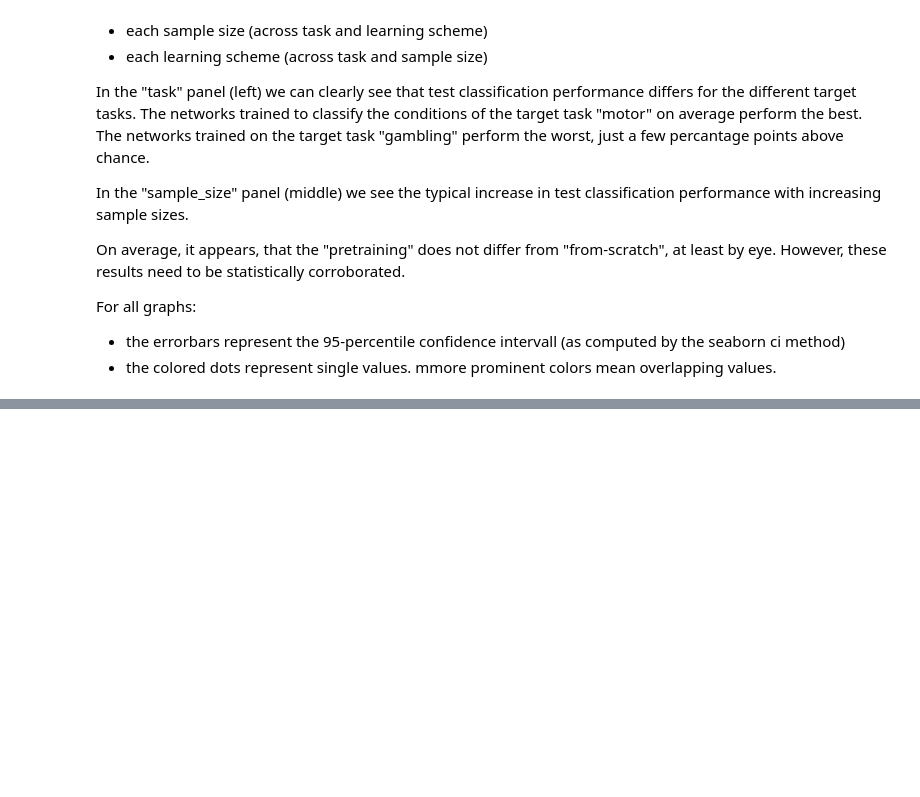
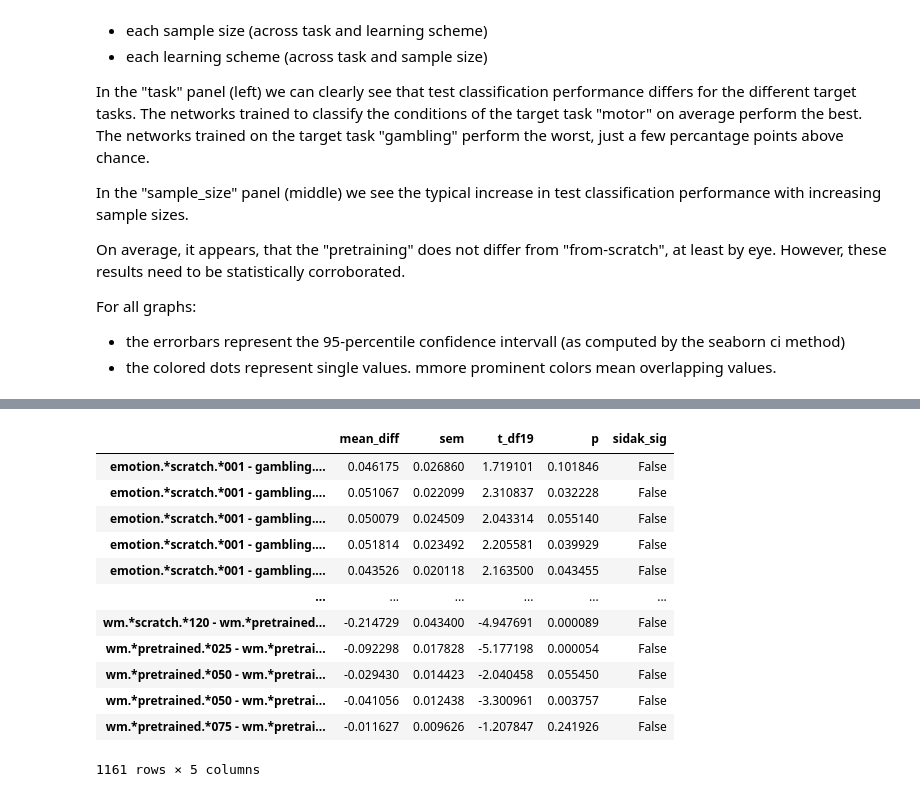
Before and after one commit to PhilippS893/thesis_code_and_analyses, a Jupyter notebook: 04_transfer_learning/analyse_tl.ipynb, the cells around one changed output, grey strips where cells are left out. Cells and saved outputs as stored; diff of their text form; code cells hidden in the pictures; blank space fills up the shorter version.

```diff
--- a/04_transfer_learning/analyse_tl.ipynb
+++ b/04_transfer_learning/analyse_tl.ipynb
@@ -525,0 +446,30 @@ mypalette = sns.set_palette(sns.color_palette(colors))
+# %%
+def posthoc_tests(data, regexprs, cVec, alpha=.05):
+    vals = np.zeros((len(regexprs), 4))
+    lbls = []
+    crit_sidak = 1-(1-alpha)**(1/len(regexprs))
+
+    print(f"Critical p={crit_sidak} with sidak correction where k={len(regexprs)}")
+
+    #cVec = [1, -1, -1, 1]
+
+
+    for e, expr in enumerate(regexprs):
+        dfs = []
+        for c, this_expr in enumerate(expr):
+            dfs.append(data.filter(regex=this_expr, axis=1).mean(axis=1)*cVec[c])
+
+        df = pd.concat(dfs,axis=1)
+        mu = df.sum(axis=1)
+        vals[e,0] = mu.mean()
+        vals[e,1] = mu.std()/np.sqrt(len(df))
+
+        #lbls.append("{}-vs-{}".format(combi[0], combi[1]))
+        vals[e,2], vals[e,3] = ttest_1samp(mu, 0)
+        lbls.append(' - '.join(expr))
+
+
+    df_posthoc = pd.DataFrame(vals.tolist(), columns=["mean_diff", "sem", f"t_df{len(df)-1}","p"], index=lbls)
+    df_posthoc["sidak_sig"] = df_posthoc["p"] < crit_sidak
+
+    return df_posthoc
@@ -525,0 +484,16 @@ mypalette = sns.set_palette(sns.color_palette(colors))
+# %%
+df_posthoc[df_posthoc.sidak_sig==False]
+# %% [output]
+|  | mean_diff | sem | t_df19 | p | sidak_sig |
+| emotion.*scratch.*001 - gambling.... | 0.046175 | 0.026860 | 1.719101 | 0.101846 | False |
+| emotion.*scratch.*001 - gambling.... | 0.051067 | 0.022099 | 2.310837 | 0.032228 | False |
+| emotion.*scratch.*001 - gambling.... | 0.050079 | 0.024509 | 2.043314 | 0.055140 | False |
+| emotion.*scratch.*001 - gambling.... | 0.051814 | 0.023492 | 2.205581 | 0.039929 | False |
+| emotion.*scratch.*001 - gambling.... | 0.043526 | 0.020118 | 2.163500 | 0.043455 | False |
+| ... | ... | ... | ... | ... | ... |
+| wm.*scratch.*120 - wm.*pretrained... | -0.214729 | 0.043400 | -4.947691 | 0.000089 | False |
+| wm.*pretrained.*025 - wm.*pretrai... | -0.092298 | 0.017828 | -5.177198 | 0.000054 | False |
+| wm.*pretrained.*050 - wm.*pretrai... | -0.029430 | 0.014423 | -2.040458 | 0.055450 | False |
+| wm.*pretrained.*050 - wm.*pretrai... | -0.041056 | 0.012438 | -3.300961 | 0.003757 | False |
+| wm.*pretrained.*075 - wm.*pretrai... | -0.011627 | 0.009626 | -1.207847 | 0.241926 | False |
+1161 rows × 5 columns
```
Also changed, not shown: parts of 25 cells of this notebook, 34 other files.
